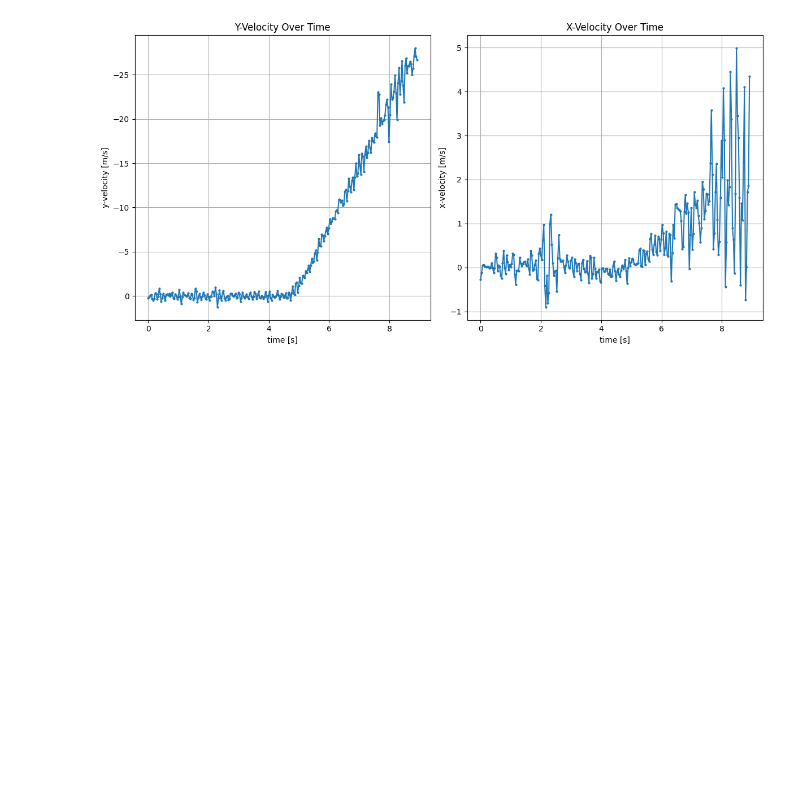
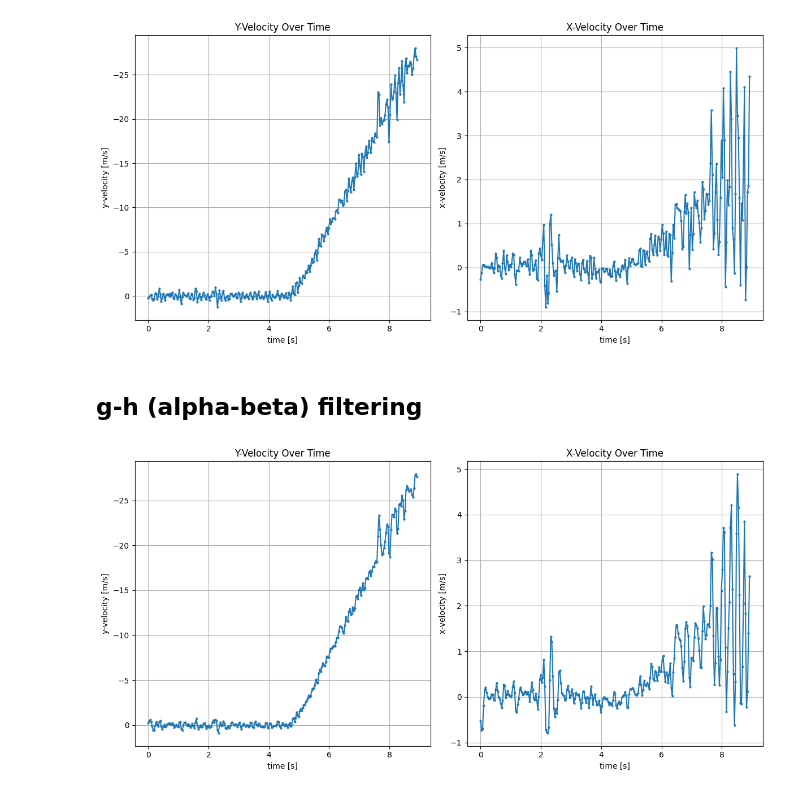
Before and after one commit to piotrdurniat/image-and-video-analysis-and-processing, a Jupyter notebook: lab8/Lab8.2_zadanie.ipynb, the cells around one changed output. Drawn from its saved outputs; the diff is of its cells as text; code cells hidden in the pictures; blank space fills up the shorter version.

Commit message:
add g-h filtering

```diff
--- a/lab8/Lab8.2_zadanie.ipynb
+++ b/lab8/Lab8.2_zadanie.ipynb
@@ -629,6 +629,11 @@ print(trajectories[0])
 # %% [markdown]
 #### calculate velocity
 # %%
-dt = 1
-velocity = np.gradient(np.array(avearage_trajectory), dt, axis=0)
+from numpy.typing import NDArray
+
+
+def calc_velocity(position: list[tuple[np.float32, np.float32]]) -> NDArray[np.float32]:
+    dt = 1
+    velocity = np.gradient(np.array(position), dt, axis=0)
+    return velocity
 # %%
@@ -635,3 +641,40 @@ velocity = np.gradient(np.array(avearage_trajectory), dt, axis=0)
 plot_velocity(velocity, meter_per_px, fps)
 # %% [output]
 [figure]
+# %%
+def g_h_filter(data, x0, dx, g, h, dt=1.0):
+    x_est = x0
+    results = []
+    for z in data:
+        # prediction step
+        x_pred = x_est + (dx * dt)
+        dx = dx
+
+        # update step
+        residual = z - x_pred
+        dx = dx + h * (residual) / dt
+        x_est = x_pred + g * residual
+        results.append(x_est)
+    return np.array(results)
+
+
+def g_h_filter_2d(data: NDArray[np.float32], x0, dx, g, h, dt=1.0):
+    data_x = data[:, 1]
+    data_y = data[:, 0]
+    data_x_filtered = g_h_filter(data_x, x0, dx, g, h, dt=dt)
+    data_y_filtered = g_h_filter(data_y, x0, dx, g, h, dt=dt)
+
+    return np.column_stack((data_y_filtered, data_x_filtered))
+# %% [markdown]
+## g-h (alpha-beta) filtering
+# %%
+# filter the average position
+pos_filtered = g_h_filter_2d(
+    data=np.array(avearage_trajectory), x0=0, dx=1.0, g=0.6, h=0.66, dt=1.0
+)
+
+# calculate velocity from filtered position
+velocity_filtered = calc_velocity(pos_filtered)
+plot_velocity(velocity_filtered, meter_per_px, fps)
+# %% [output]
+[figure, added]
```
Also changed, not shown: parts of 1 cell of this notebook.
